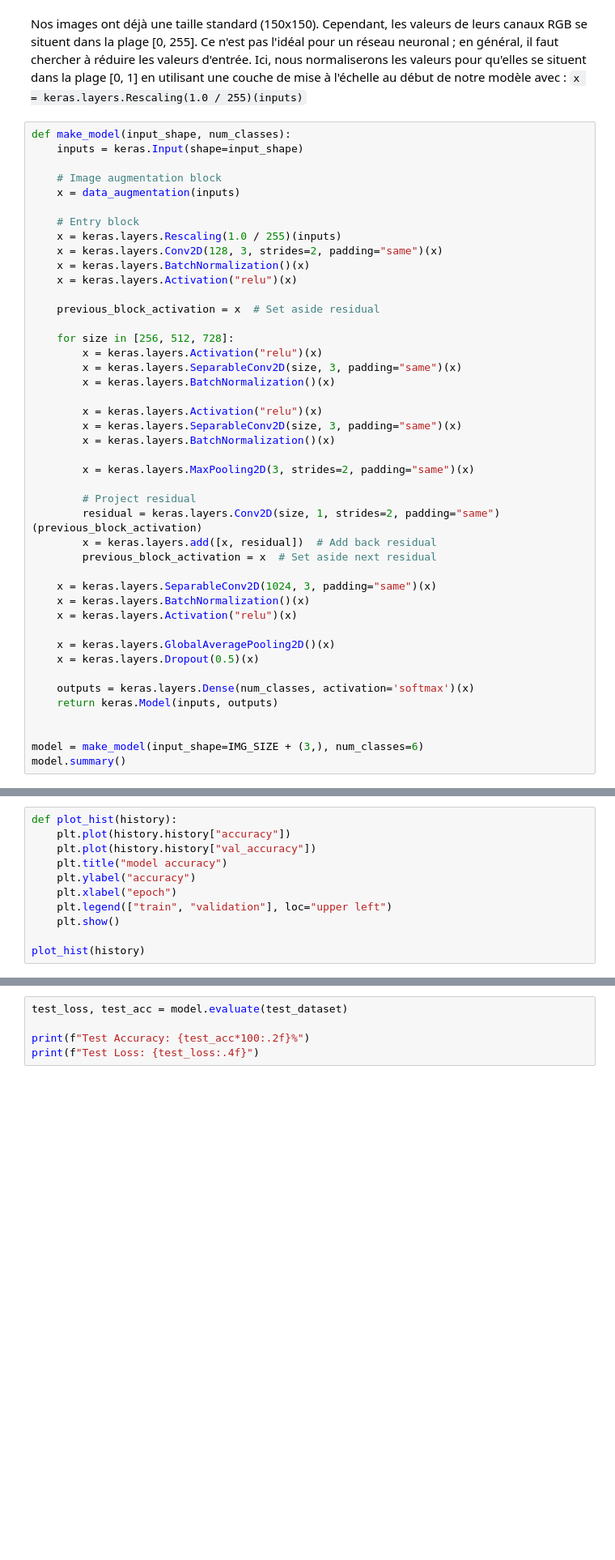
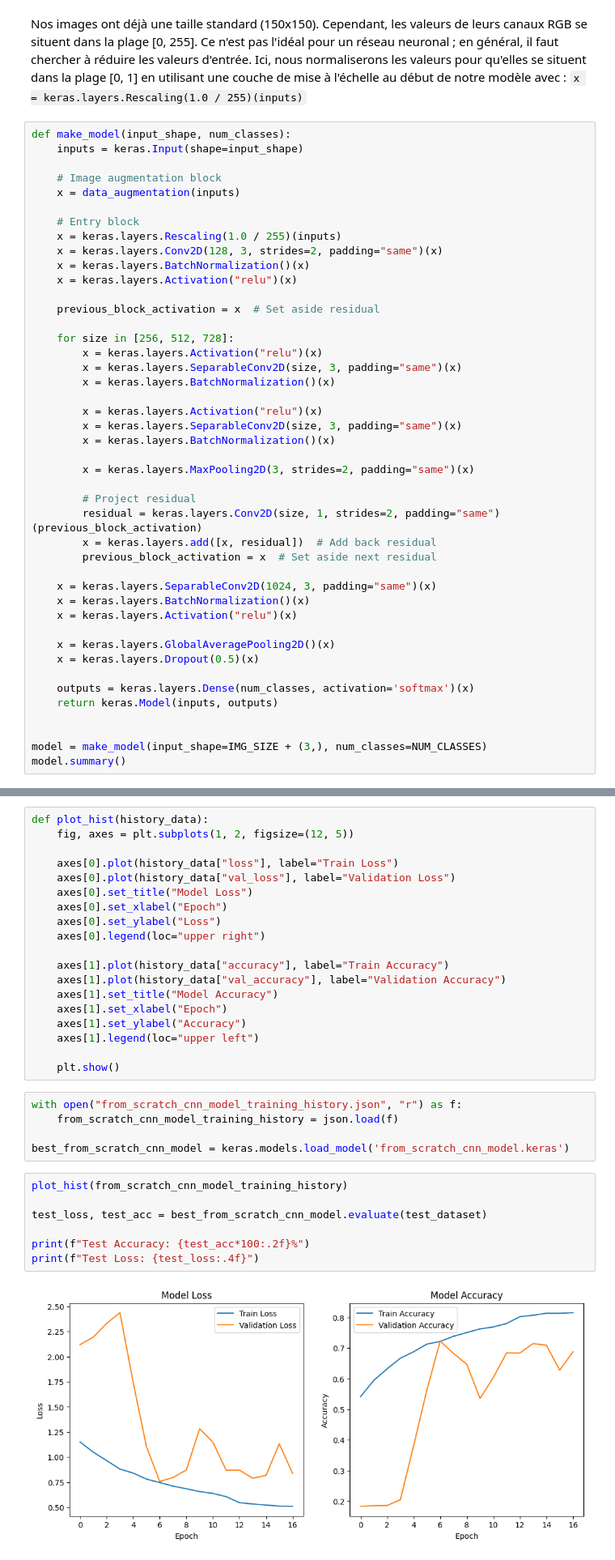
Before and after one commit to erwan44gaut/Image-AI-E5, a Jupyter notebook: Intel/intel.ipynb, the cells around one changed output, grey strips where cells are left out. Shown at 81% size. Cells and saved outputs as stored; diff of their text form; blank space fills up the shorter version.

```diff
--- a/Intel/intel.ipynb
+++ b/Intel/intel.ipynb
@@ -206,6 +229,6 @@ def make_model(input_shape, num_classes):
     return keras.Model(inputs, outputs)
 
 
-model = make_model(input_shape=IMG_SIZE + (3,), num_classes=6)
+model = make_model(input_shape=IMG_SIZE + (3,), num_classes=NUM_CLASSES)
 model.summary()
 # %% [output]
@@ -293,11 +298,0 @@ Epoch 60: ReduceLROnPlateau reducing learning rate to 0.0001500000071246177.
-# %%
-def plot_hist(history):
-    plt.plot(history.history["accuracy"])
-    plt.plot(history.history["val_accuracy"])
-    plt.title("model accuracy")
-    plt.ylabel("accuracy")
-    plt.xlabel("epoch")
-    plt.legend(["train", "validation"], loc="upper left")
-    plt.show()
-
-plot_hist(history)
@@ -306,6 +301,33 @@ plot_hist(history)
+# %%
+def plot_hist(history_data):
+    fig, axes = plt.subplots(1, 2, figsize=(12, 5))
+
+    axes[0].plot(history_data["loss"], label="Train Loss")
+    axes[0].plot(history_data["val_loss"], label="Validation Loss")
+    axes[0].set_title("Model Loss")
+    axes[0].set_xlabel("Epoch")
+    axes[0].set_ylabel("Loss")
+    axes[0].legend(loc="upper right")
+
+    axes[1].plot(history_data["accuracy"], label="Train Accuracy")
+    axes[1].plot(history_data["val_accuracy"], label="Validation Accuracy")
+    axes[1].set_title("Model Accuracy")
+    axes[1].set_xlabel("Epoch")
+    axes[1].set_ylabel("Accuracy")
+    axes[1].legend(loc="upper left")
+
+    plt.show()
+# %%
+with open("from_scratch_cnn_model_training_history.json", "r") as f:
+    from_scratch_cnn_model_training_history = json.load(f)
+
+best_from_scratch_cnn_model = keras.models.load_model('from_scratch_cnn_model.keras')
 # %%
-test_loss, test_acc = model.evaluate(test_dataset)
+plot_hist(from_scratch_cnn_model_training_history)
+
+test_loss, test_acc = best_from_scratch_cnn_model.evaluate(test_dataset)
 
 print(f"Test Accuracy: {test_acc*100:.2f}%")
 print(f"Test Loss: {test_loss:.4f}")
 # %% [output]
+[figure, added]
```
Also changed, not shown: parts of 31 cells of this notebook.
